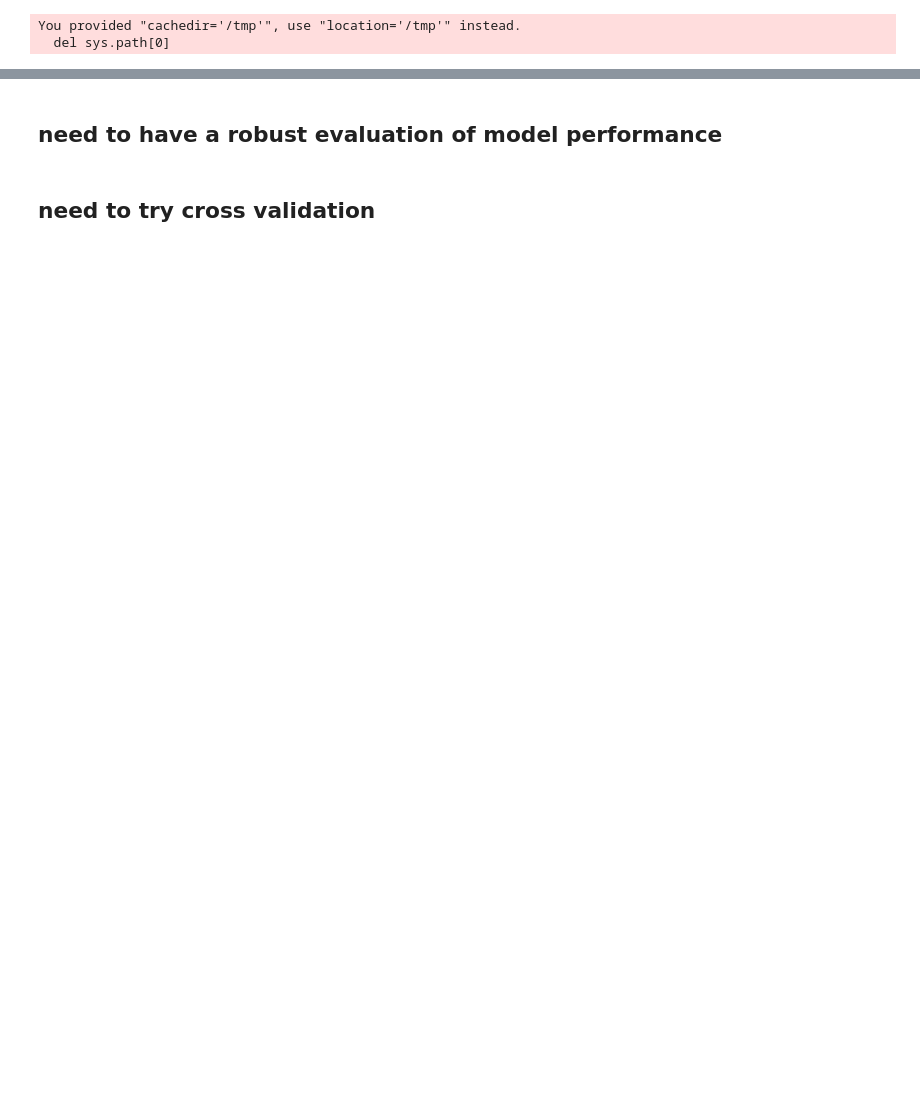
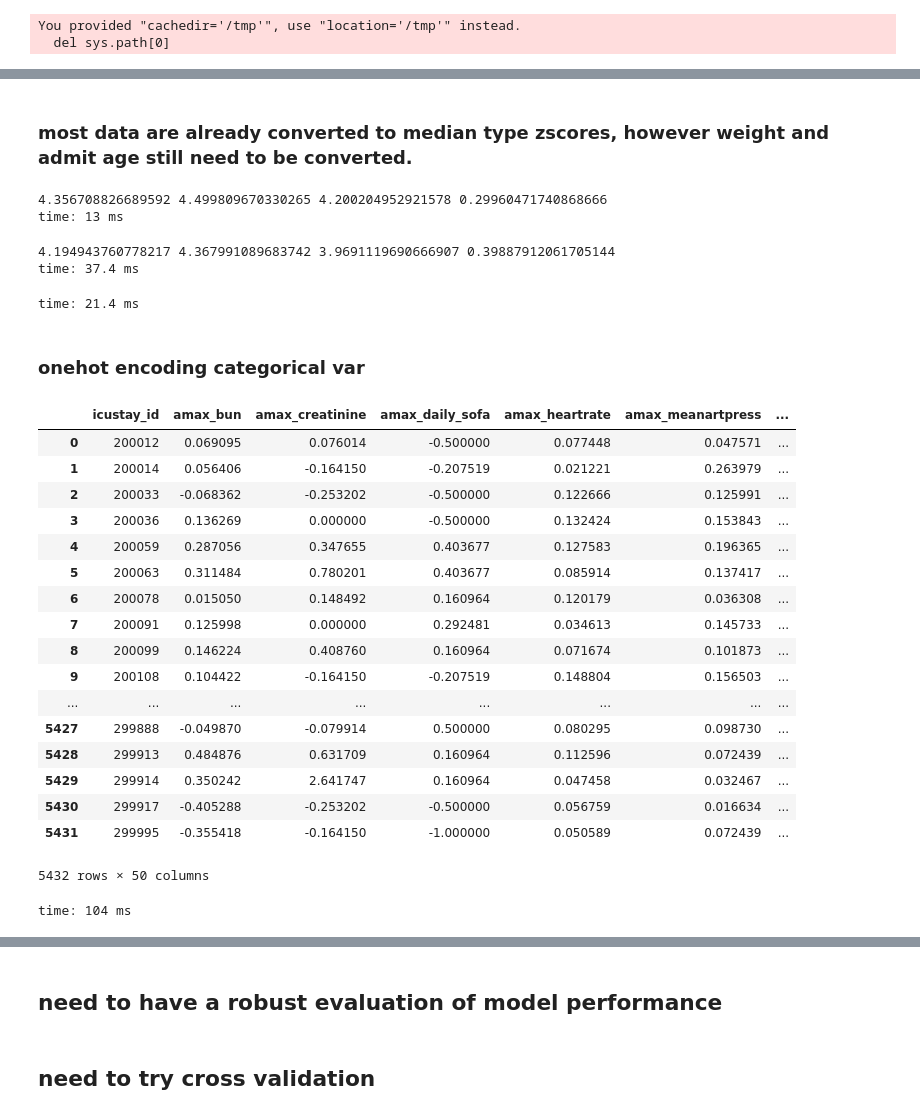
Before and after one commit to kellylinyingxin/mimiciii-antibiotics-modeling, a Jupyter notebook: notebooks/09.01-BaselineModelBuilding.ipynb, the cells around one changed output, grey strips where cells are left out. Saved outputs shown, nothing was run; the diff lists cells and outputs as text; code cells hidden in the pictures; blank space fills up the shorter version.

```diff
--- a/notebooks/09.01-BaselineModelBuilding.ipynb
+++ b/notebooks/09.01-BaselineModelBuilding.ipynb
@@ -2323,0 +50,2 @@ time: 4.04 ms
+# %%
+train_data= pd.read_csv("/Users/geickelb1/Documents/GitHub/mimiciii-antibiotics-modeling/models/imputation/04042019_newagg2_median_imputed_train.csv") #two class training data
@@ -2323,0 +56,52 @@ time: 4.04 ms
+# %% [markdown]
+### most data are already converted to median type zscores, however weight and admit age still need to be converted.
+# %%
+weight_median=np.log(train_data.loc[train_data['final_bin']=="C_neg/A_partial","weight"]+1).median()
+weight_quant1=np.log(train_data.loc[train_data['final_bin']=="C_neg/A_partial","weight"]+1).quantile(0.25)#.between(train_data['col'].quantile(.25), df['col'].quantile(.75), inclusive=True)]
+weight_quant3=np.log(train_data.loc[train_data['final_bin']=="C_neg/A_partial","weight"]+1).quantile(0.75)
+weight_iqr=weight_quant3-weight_quant1; weight_iqr
+print(weight_median,weight_quant3,weight_quant1, weight_iqr)
+# %% [output]
+4.356708826689592 4.499809670330265 4.200204952921578 0.29960471740868666
+time: 13 ms
+# %%
+age_median=np.log(train_data.loc[train_data['final_bin']=="C_neg/A_partial","first_admit_age"]+1).median()
+age_quant1=np.log(train_data.loc[train_data['final_bin']=="C_neg/A_partial","first_admit_age"]+1).quantile(0.25)
+age_quant3=np.log(train_data.loc[train_data['final_bin']=="C_neg/A_partial","first_admit_age"]+1).quantile(0.75)
+age_iqr=age_quant3-age_quant1;
+print(age_median,age_quant3,age_quant1, age_iqr)
+# %% [output]
+4.194943760778217 4.367991089683742 3.9691119690666907 0.39887912061705144
+time: 37.4 ms
+# %%
+#converting to log scaled standardized data for age/weight
+train_data['weight']=train_data['weight'].apply(lambda x: (np.log(x+1)-weight_median)/weight_iqr)
+train_data['first_admit_age']=train_data['first_admit_age'].apply(lambda x: (np.log(x+1)-age_median)/age_iqr)
+# %% [output]
+time: 21.4 ms
+# %% [markdown]
+### onehot encoding categorical var
+# %%
+cols_to_transform=['any_vasoactive', 'leukocyte', 'pao2fio2Ratio', 'vent_recieved']
+train_data = pd.get_dummies(train_data, columns = cols_to_transform )
+train_data
+# %% [output]
+|  | icustay_id | amax_bun | amax_creatinine | amax_daily_sofa | amax_heartrate | amax_meanartpress | ... |
+| 0 | 200012 | 0.069095 | 0.076014 | -0.500000 | 0.077448 | 0.047571 | ... |
+| 1 | 200014 | 0.056406 | -0.164150 | -0.207519 | 0.021221 | 0.263979 | ... |
+| 2 | 200033 | -0.068362 | -0.253202 | -0.500000 | 0.122666 | 0.125991 | ... |
+| 3 | 200036 | 0.136269 | 0.000000 | -0.500000 | 0.132424 | 0.153843 | ... |
+| 4 | 200059 | 0.287056 | 0.347655 | 0.403677 | 0.127583 | 0.196365 | ... |
+| 5 | 200063 | 0.311484 | 0.780201 | 0.403677 | 0.085914 | 0.137417 | ... |
+| 6 | 200078 | 0.015050 | 0.148492 | 0.160964 | 0.120179 | 0.036308 | ... |
+| 7 | 200091 | 0.125998 | 0.000000 | 0.292481 | 0.034613 | 0.145733 | ... |
+| 8 | 200099 | 0.146224 | 0.408760 | 0.160964 | 0.071674 | 0.101873 | ... |
+| 9 | 200108 | 0.104422 | -0.164150 | -0.207519 | 0.148804 | 0.156503 | ... |
+| ... | ... | ... | ... | ... | ... | ... | ... |
+| 5427 | 299888 | -0.049870 | -0.079914 | 0.500000 | 0.080295 | 0.098730 | ... |
+| 5428 | 299913 | 0.484876 | 0.631709 | 0.160964 | 0.112596 | 0.072439 | ... |
+| 5429 | 299914 | 0.350242 | 2.641747 | 0.160964 | 0.047458 | 0.032467 | ... |
+| 5430 | 299917 | -0.405288 | -0.253202 | -0.500000 | 0.056759 | 0.016634 | ... |
+| 5431 | 299995 | -0.355418 | -0.164150 | -1.000000 | 0.050589 | 0.072439 | ... |
+5432 rows × 50 columns
+time: 104 ms
```
Also changed, not shown: parts of 222 cells of this notebook.
